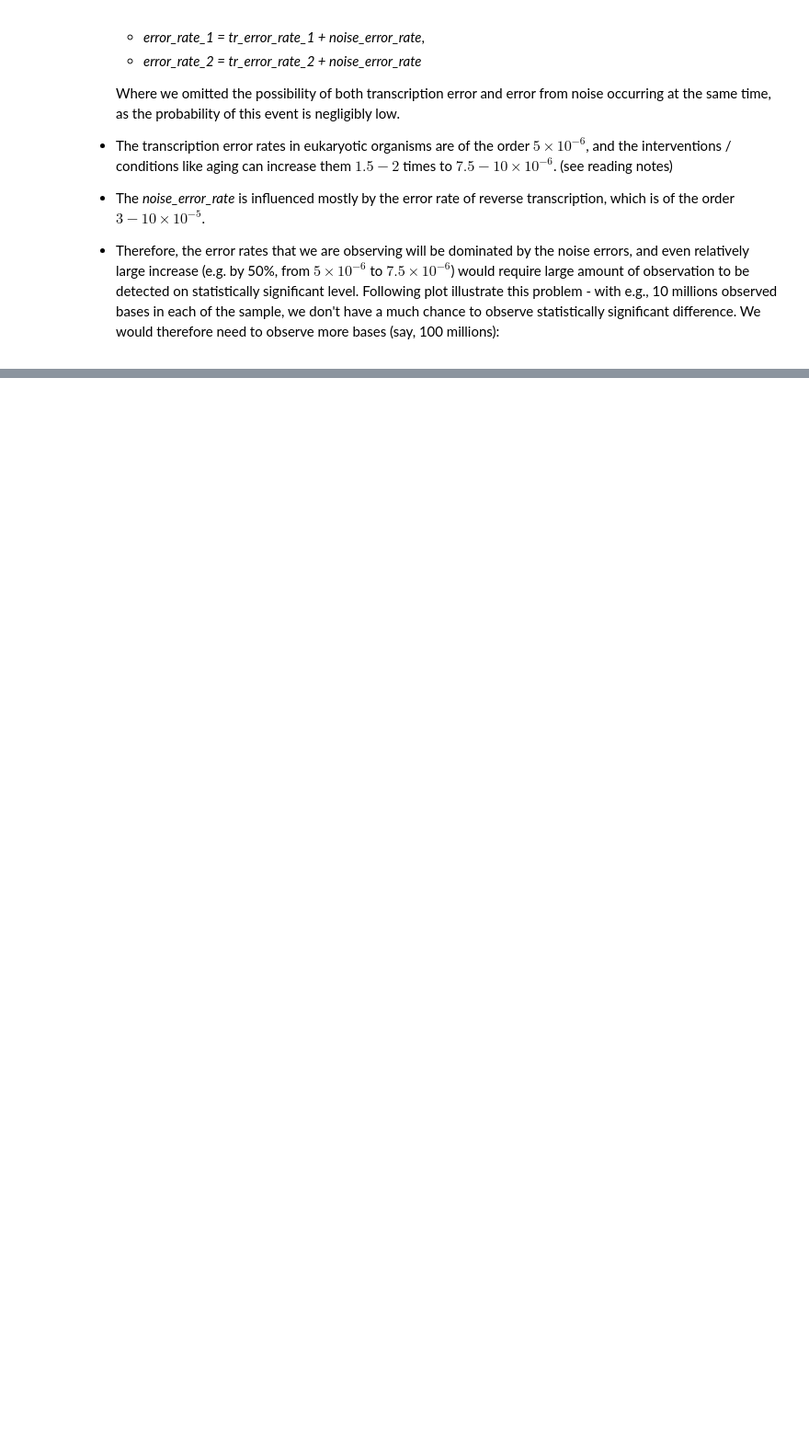
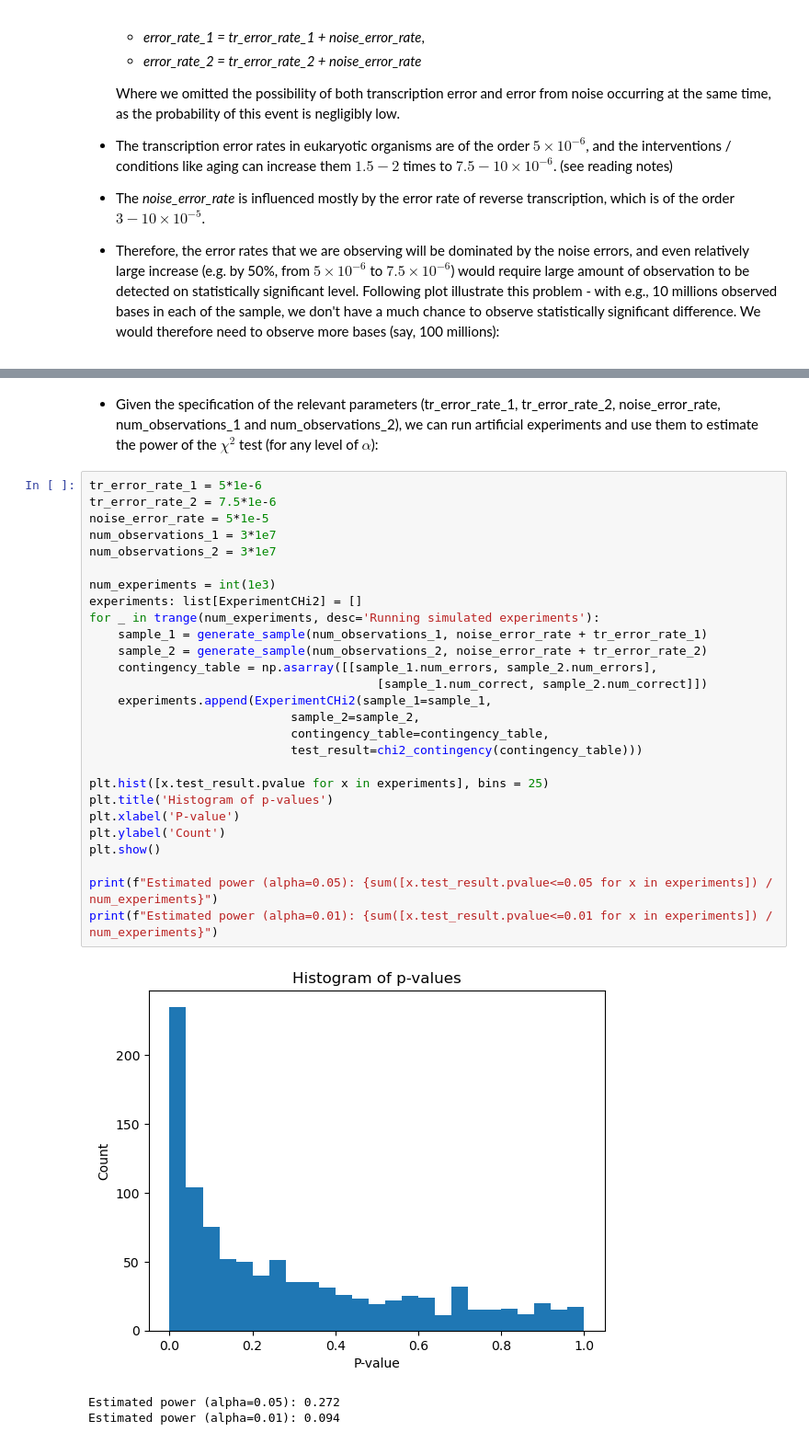
Before and after one commit to jkoubele/phd-stuff, a Jupyter notebook: 02_power_analysis/statistical_and_power_analysis.ipynb, the cells around one changed output, grey strips where cells are left out. Shown at 92% size. Drawn from its saved outputs; the diff is of its cells as text; blank space fills up the shorter version.

```diff
--- a/02_power_analysis/statistical_and_power_analysis.ipynb
+++ b/02_power_analysis/statistical_and_power_analysis.ipynb
@@ -55,0 +117,33 @@ As the detected
+# %% [markdown]
+- Given the specification of the relevant parameters (tr_error_rate_1, tr_error_rate_2, noise_error_rate, num_observations_1 and num_observations_2), we can run artificial experiments and use them to estimate the power of the $\chi^2$ test (for any level of $\alpha$):
+# %%
+tr_error_rate_1 = 5*1e-6
+tr_error_rate_2 = 7.5*1e-6
+noise_error_rate = 5*1e-5
+num_observations_1 = 3*1e7
+num_observations_2 = 3*1e7
+
+num_experiments = int(1e3)
+experiments: list[ExperimentCHi2] = []
+for _ in trange(num_experiments, desc='Running simulated experiments'):
+    sample_1 = generate_sample(num_observations_1, noise_error_rate + tr_error_rate_1)
+    sample_2 = generate_sample(num_observations_2, noise_error_rate + tr_error_rate_2)
+    contingency_table = np.asarray([[sample_1.num_errors, sample_2.num_errors],
+                                        [sample_1.num_correct, sample_2.num_correct]])
+    experiments.append(ExperimentCHi2(sample_1=sample_1,
+                            sample_2=sample_2,
+                            contingency_table=contingency_table,
+                            test_result=chi2_contingency(contingency_table)))
+
+plt.hist([x.test_result.pvalue for x in experiments], bins = 25)
+plt.title('Histogram of p-values')
+plt.xlabel('P-value')
+plt.ylabel('Count')
+plt.show()
+
+print(f"Estimated power (alpha=0.05): {sum([x.test_result.pvalue<=0.05 for x in experiments]) / num_experiments}")
+print(f"Estimated power (alpha=0.01): {sum([x.test_result.pvalue<=0.01 for x in experiments]) / num_experiments}")
+# %% [output]
+[figure, added]
+Estimated power (alpha=0.05): 0.272
+Estimated power (alpha=0.01): 0.094
```
Also changed, not shown: parts of 12 cells of this notebook.
